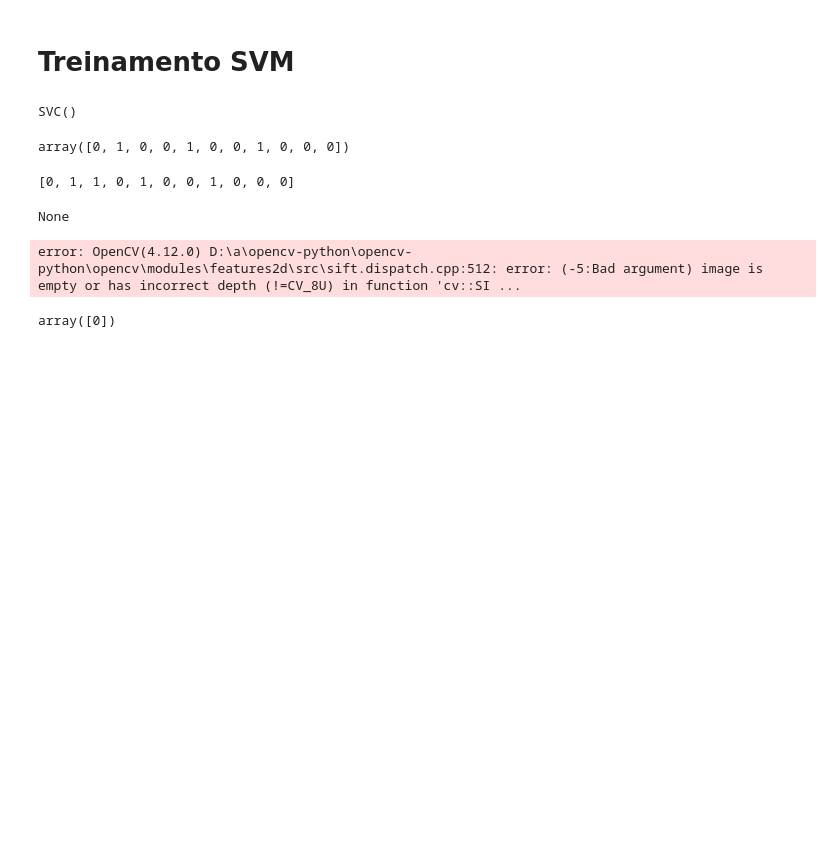
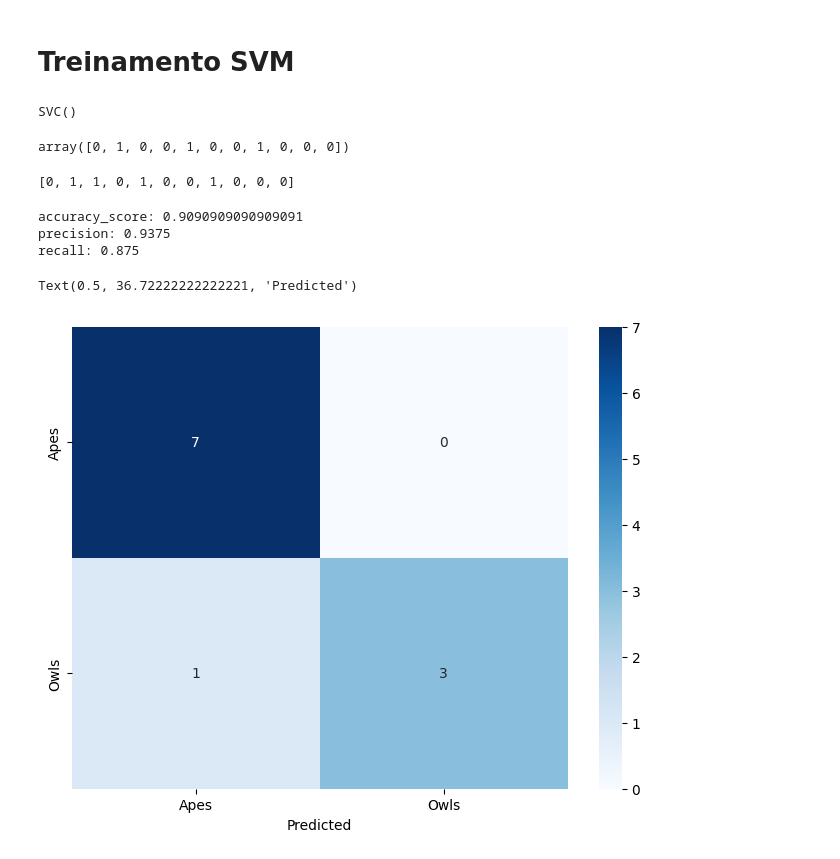
Before and after one commit to Joaquaum/BoVW_SVM, a Jupyter notebook: main.ipynb, the cells around one changed output. Drawn from its saved outputs; the diff is of its cells as text; code cells hidden in the pictures; blank space fills up the shorter version.

```diff
--- a/main.ipynb
+++ b/main.ipynb
@@ -78,17 +82,21 @@ array([0, 1, 0, 0, 1, 0, 0, 1, 0, 0, 0])
 y_test
 # %% [output]
 [0, 1, 1, 0, 1, 0, 0, 1, 0, 0, 0]
-# %%
-image_test = cv.imread('macaco_brabo.jpg')
-print(image_test)
-sift = cv.SIFT_create()
-keypoints, descriptors = sift.detectAndCompute(image_test, None)
-labels = kmeans.predict(descriptors)
-histograma, _ = np.histogram(labels, bins = np.arange(kmeans.n_clusters + 1))
-# %% [output]
-None
-error: OpenCV(4.12.0) D:\a\opencv-python\opencv-python\opencv\modules\features2d\src\sift.dispatch.cpp:512: error: (-5:Bad argument) image is empty or has incorrect depth (!=CV_8U) in function 'cv::SI ...
-# %%
-model.predict([histograma])
-# %% [output]
-array([0])
+# %%
+from sklearn.metrics import accuracy_score, precision_score, recall_score , confusion_matrix
+print(f"accuracy_score: {accuracy_score(y_test, y_predict)}")
+print(f"precision: {precision_score(y_test, y_predict, average='macro')}")
+print(f"recall: {recall_score(y_test, y_predict, average='macro')}")
+# %% [output]
+accuracy_score: 0.9090909090909091
+precision: 0.9375
+recall: 0.875
+# %%
+matrix = confusion_matrix(y_test, y_predict)
+
+plt.figure(figsize=(8,6))
+sns.heatmap(matrix, annot=True, fmt='d', cmap='Blues', xticklabels=['Apes', 'Owls'], yticklabels=['Apes', 'Owls'])
+plt.xlabel('Predicted')
+# %% [output]
+Text(0.5, 36.72222222222221, 'Predicted')
+[figure, added]
```
Also changed, not shown: parts of 2 cells of this notebook.
